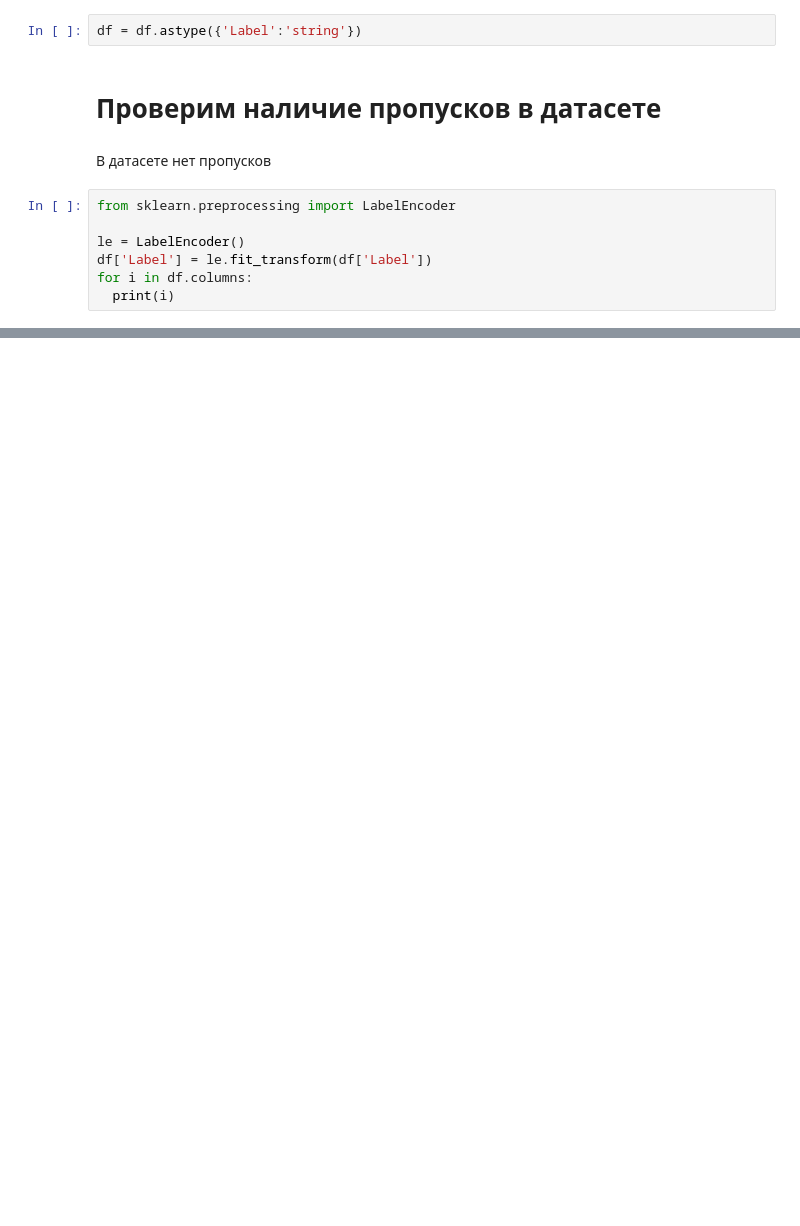
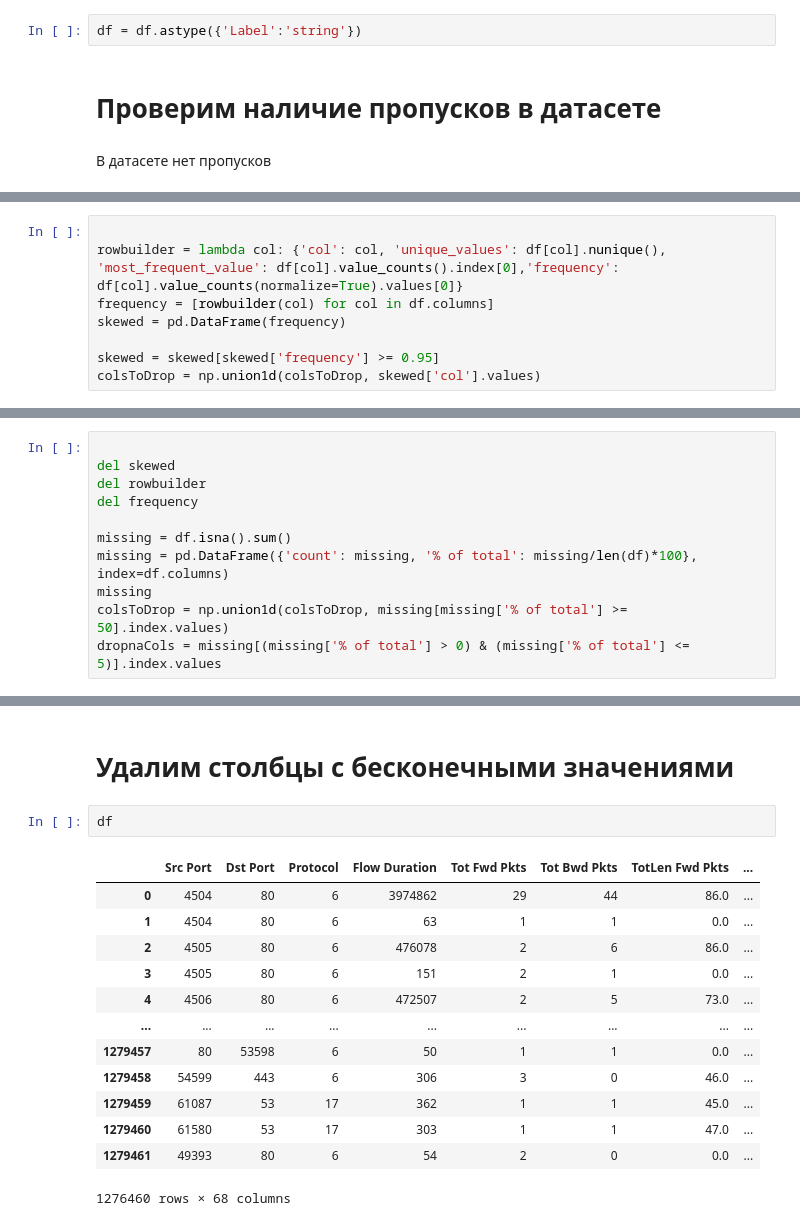
Before and after one commit to SosisterRapStar/LETI-BigData, a Jupyter notebook: ddosdataset.ipynb, the cells around one changed output, grey strips where cells are left out. Drawn from its saved outputs; the diff is of its cells as text; blank space fills up the shorter version.

```diff
--- a/ddosdataset.ipynb
+++ b/ddosdataset.ipynb
@@ -84,10 +84,3 @@ df = df.astype({'Label':'string'})
 # Проверим наличие пропусков в датасете
 # %% [markdown]
 В датасете нет пропусков
-# %%
-from sklearn.preprocessing import LabelEncoder
-
-le = LabelEncoder()
-df['Label'] = le.fit_transform(df['Label'])
-for i in df.columns:
-  print(i)
@@ -148,0 +89,8 @@ for column in df.columns:
+# %%
+
+rowbuilder = lambda col: {'col': col, 'unique_values': df[col].nunique(), 'most_frequent_value': df[col].value_counts().index[0],'frequency': df[col].value_counts(normalize=True).values[0]}
+frequency = [rowbuilder(col) for col in df.columns]
+skewed = pd.DataFrame(frequency)
+
+skewed = skewed[skewed['frequency'] >= 0.95]
+colsToDrop = np.union1d(colsToDrop, skewed['col'].values)
@@ -148,0 +99,11 @@ for column in df.columns:
+# %%
+
+del skewed
+del rowbuilder
+del frequency
+
+missing = df.isna().sum()
+missing = pd.DataFrame({'count': missing, '% of total': missing/len(df)*100}, index=df.columns)
+missing
+colsToDrop = np.union1d(colsToDrop, missing[missing['% of total'] >= 50].index.values)
+dropnaCols = missing[(missing['% of total'] > 0) & (missing['% of total'] <= 5)].index.values
@@ -148,0 +121,18 @@ for column in df.columns:
+# %% [markdown]
+# Удалим столбцы с бесконечными значениями
+# %%
+df
+# %% [output]
+|  | Src Port | Dst Port | Protocol | Flow Duration | Tot Fwd Pkts | Tot Bwd Pkts | TotLen Fwd Pkts | ... |
+| 0 | 4504 | 80 | 6 | 3974862 | 29 | 44 | 86.0 | ... |
+| 1 | 4504 | 80 | 6 | 63 | 1 | 1 | 0.0 | ... |
+| 2 | 4505 | 80 | 6 | 476078 | 2 | 6 | 86.0 | ... |
+| 3 | 4505 | 80 | 6 | 151 | 2 | 1 | 0.0 | ... |
+| 4 | 4506 | 80 | 6 | 472507 | 2 | 5 | 73.0 | ... |
+| ... | ... | ... | ... | ... | ... | ... | ... | ... |
+| 1279457 | 80 | 53598 | 6 | 50 | 1 | 1 | 0.0 | ... |
+| 1279458 | 54599 | 443 | 6 | 306 | 3 | 0 | 46.0 | ... |
+| 1279459 | 61087 | 53 | 17 | 362 | 1 | 1 | 45.0 | ... |
+| 1279460 | 61580 | 53 | 17 | 303 | 1 | 1 | 47.0 | ... |
+| 1279461 | 49393 | 80 | 6 | 54 | 2 | 0 | 0.0 | ... |
+1276460 rows × 68 columns
```
Also changed, not shown: parts of 18 cells of this notebook.
